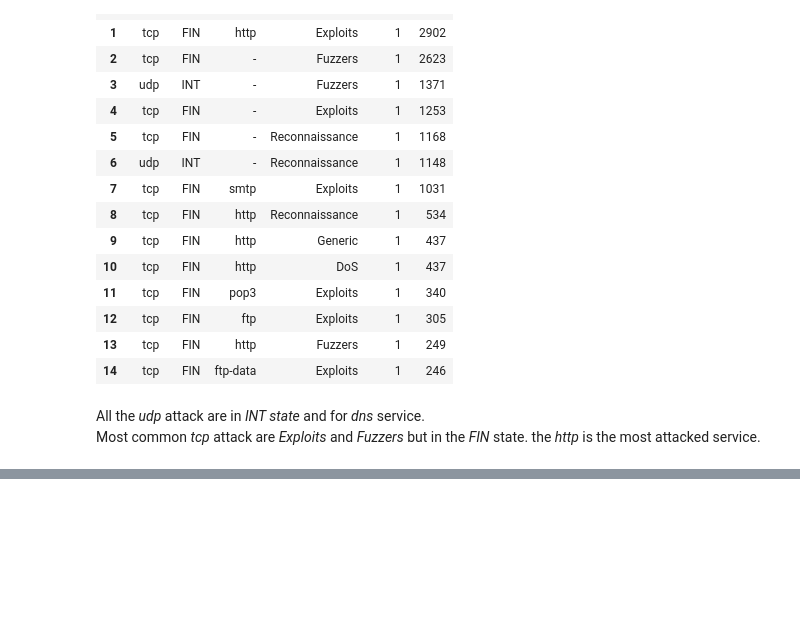
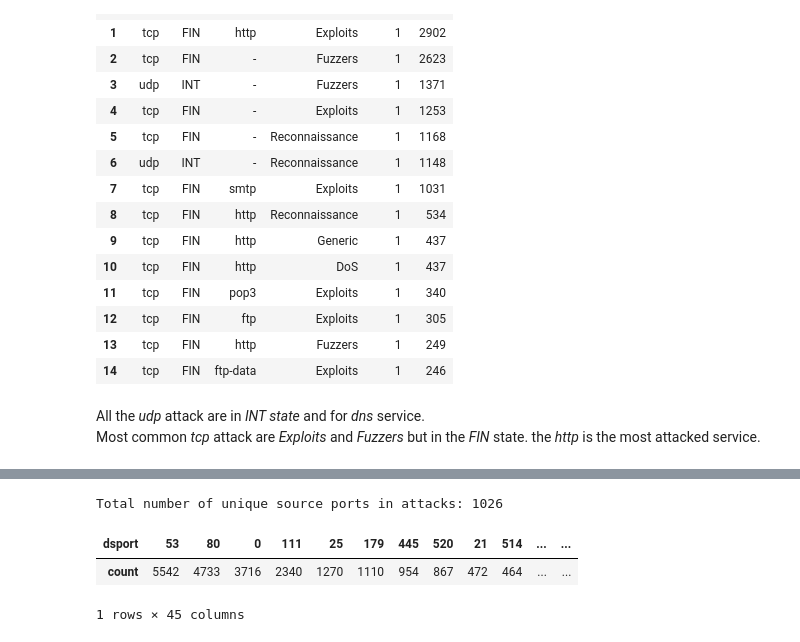
Before and after one commit to Mugna46/AI_project, a Jupyter notebook: AI.ipynb, the cells around one changed output, grey strips where cells are left out. Cells and saved outputs as stored; diff of their text form; code cells hidden in the pictures; blank space fills up the shorter version.

```diff
--- a/AI.ipynb
+++ b/AI.ipynb
@@ -152,0 +187,9 @@ Most common *tcp* attack are *Exploits* and *Fuzzers* but in the *FIN* state. th
+# %%
+print(f"Total number of unique source ports in attacks: {attacks_df['dsport'].nunique()}")
+sport_counts = attacks_df['dsport'].value_counts()
+sport_counts.head(45).to_frame().T
+# %% [output]
+Total number of unique source ports in attacks: 1026
+| dsport | 53 | 80 | 0 | 111 | 25 | 179 | 445 | 520 | 21 | 514 | ... | ... |
+| count | 5542 | 4733 | 3716 | 2340 | 1270 | 1110 | 954 | 867 | 472 | 464 | ... | ... |
+1 rows × 45 columns
```
Also changed, not shown: parts of 8 cells of this notebook.
